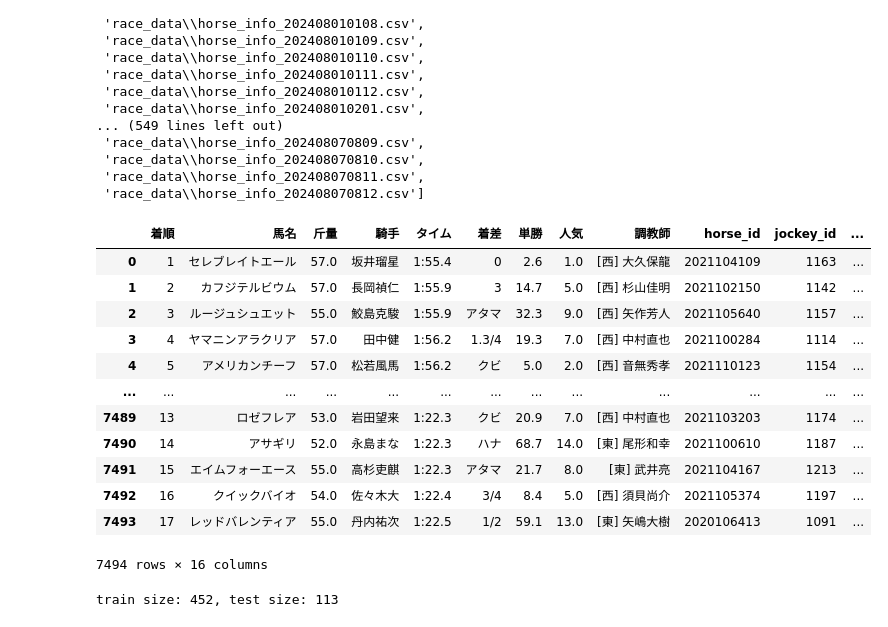
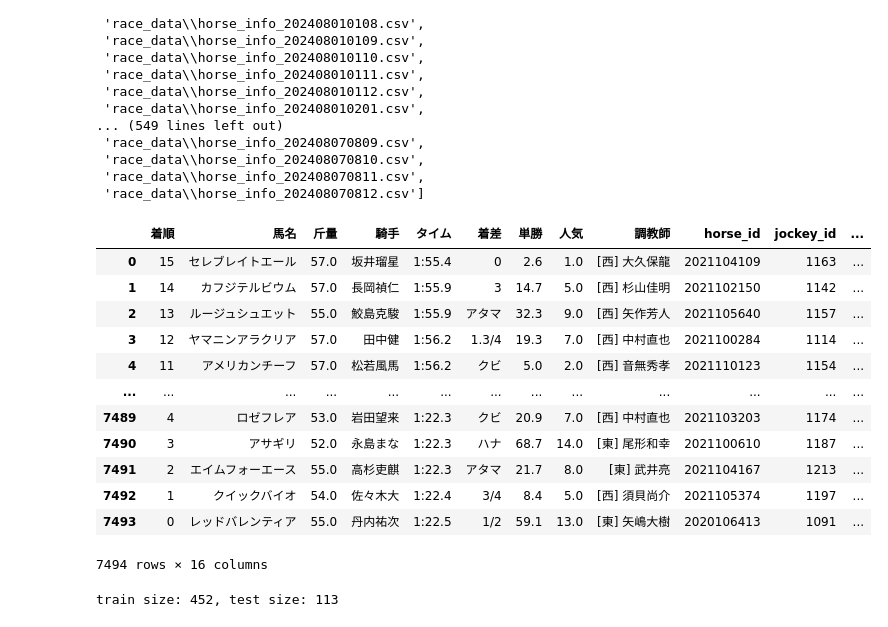
Before and after one commit to rakawanegan/ds_keiba, a Jupyter notebook: baseline.ipynb, the cells around one changed output. Cells and saved outputs as stored; diff of their text form; code cells hidden in the pictures.

```diff
--- a/baseline.ipynb
+++ b/baseline.ipynb
@@ -10,7 +11,7 @@ from os import path as osp
 BASE_DIR = 'race_data/'
 USE_COL = ['着順', '馬名', '性齢', '斤量', '騎手', 'タイム', '着差', '単勝', '人気', '馬体重', '調教師', 'horse_id', 'jockey_id']
 # %%
-p_race_csvs = glob(osp.join(BASE_DIR, 'horse_info_*.csv'))
+p_race_csvs = sorted(glob(osp.join(BASE_DIR, 'horse_info_*.csv')))
 p_race_csvs
 # %% [output]
 ['race_data\\horse_info_202408010101.csv',
@@ -31,21 +32,11 @@ p_race_csvs
  'race_data\\horse_info_202408070811.csv',
  'race_data\\horse_info_202408070812.csv']
 # %%
-# デコレータの定義
-def track_calls(func):
-    @wraps(func)
-    def wrapper(*args, **kwargs):
-        wrapper.call_count += 1
-        return func(*args, call_count=wrapper.call_count, **kwargs)
-    wrapper.call_count = 0
-    return wrapper
-
-@track_calls
-def load_processed_df(p_csv, call_count):
+def load_processed_df(p_csv, use_col=USE_COL):
     df = pd.read_csv(p_csv)
     df.columns = [c.replace(' ', '') for c in df.columns]
-    df = df[USE_COL]
-    df["レースID"] = call_count  # 各DataFrameにレースIDを付与
+    df = df[use_col]
+    df["レースID"] = int(osp.basename(p_csv).split('_')[2].split('.')[0])  # 各DataFrameにレースIDを付与
     df['性'] = df['性齢'].map(lambda x: x[0])
     df['齢'] = df['性齢'].map(lambda x: int(x[1:]))
     df['馬体重'] = df['馬体重'].map(lambda s: s if s != '計不' else None)
@@ -54,32 +45,29 @@ def load_processed_df(p_csv, call_count):
     df.loc[df['着順'] == 1, '着差'] = 0
     df = df.drop(['性齢', '馬体重'], axis=1)
     df = df.loc[~df['着順'].isin(['取', '中', '除', '失'])]
+    df['着順'] = (len(df) - df['着順'].astype(int))
     return df
 # %%
 # 複数のDataFrameをリストとして保持
 dfs = [load_processed_df(p_race_csv) for p_race_csv in p_race_csvs]
-
-# レースIDを追加して1つのデータフレームに統合
-for i, df in enumerate(dfs):
-    df["レースID"] = i  # 各DataFrameにレースIDを付与
 
 # 単一のデータフレームに統合
 merged_df = pd.concat(dfs, ignore_index=True)
 
 merged_df
 # %% [output]
 |  | 着順 | 馬名 | 斤量 | 騎手 | タイム | 着差 | 単勝 | 人気 | 調教師 | horse_id | jockey_id | ... |
-| 0 | 1 | セレブレイトエール | 57.0 | 坂井瑠星 | 1:55.4 | 0 | 2.6 | 1.0 | [西] 大久保龍 | 2021104109 | 1163 | ... |
-| 1 | 2 | カフジテルビウム | 57.0 | 長岡禎仁 | 1:55.9 | 3 | 14.7 | 5.0 | [西] 杉山佳明 | 2021102150 | 1142 | ... |
-| 2 | 3 | ルージュシュエット | 55.0 | 鮫島克駿 | 1:55.9 | アタマ | 32.3 | 9.0 | [西] 矢作芳人 | 2021105640 | 1157 | ... |
-| 3 | 4 | ヤマニンアラクリア | 57.0 | 田中健 | 1:56.2 | 1.3/4 | 19.3 | 7.0 | [西] 中村直也 | 2021100284 | 1114 | ... |
-| 4 | 5 | アメリカンチーフ | 57.0 | 松若風馬 | 1:56.2 | クビ | 5.0 | 2.0 | [西] 音無秀孝 | 2021110123 | 1154 | ... |
+| 0 | 15 | セレブレイトエール | 57.0 | 坂井瑠星 | 1:55.4 | 0 | 2.6 | 1.0 | [西] 大久保龍 | 2021104109 | 1163 | ... |
+| 1 | 14 | カフジテルビウム | 57.0 | 長岡禎仁 | 1:55.9 | 3 | 14.7 | 5.0 | [西] 杉山佳明 | 2021102150 | 1142 | ... |
+| 2 | 13 | ルージュシュエット | 55.0 | 鮫島克駿 | 1:55.9 | アタマ | 32.3 | 9.0 | [西] 矢作芳人 | 2021105640 | 1157 | ... |
+| 3 | 12 | ヤマニンアラクリア | 57.0 | 田中健 | 1:56.2 | 1.3/4 | 19.3 | 7.0 | [西] 中村直也 | 2021100284 | 1114 | ... |
+| 4 | 11 | アメリカンチーフ | 57.0 | 松若風馬 | 1:56.2 | クビ | 5.0 | 2.0 | [西] 音無秀孝 | 2021110123 | 1154 | ... |
 | ... | ... | ... | ... | ... | ... | ... | ... | ... | ... | ... | ... | ... |
-| 7489 | 13 | ロゼフレア | 53.0 | 岩田望来 | 1:22.3 | クビ | 20.9 | 7.0 | [西] 中村直也 | 2021103203 | 1174 | ... |
-| 7490 | 14 | アサギリ | 52.0 | 永島まな | 1:22.3 | ハナ | 68.7 | 14.0 | [東] 尾形和幸 | 2021100610 | 1187 | ... |
-| 7491 | 15 | エイムフォーエース | 55.0 | 高杉吏麒 | 1:22.3 | アタマ | 21.7 | 8.0 | [東] 武井亮 | 2021104167 | 1213 | ... |
-| 7492 | 16 | クイックバイオ | 54.0 | 佐々木大 | 1:22.4 | 3/4 | 8.4 | 5.0 | [西] 須貝尚介 | 2021105374 | 1197 | ... |
-| 7493 | 17 | レッドバレンティア | 55.0 | 丹内祐次 | 1:22.5 | 1/2 | 59.1 | 13.0 | [東] 矢嶋大樹 | 2020106413 | 1091 | ... |
+| 7489 | 4 | ロゼフレア | 53.0 | 岩田望来 | 1:22.3 | クビ | 20.9 | 7.0 | [西] 中村直也 | 2021103203 | 1174 | ... |
+| 7490 | 3 | アサギリ | 52.0 | 永島まな | 1:22.3 | ハナ | 68.7 | 14.0 | [東] 尾形和幸 | 2021100610 | 1187 | ... |
+| 7491 | 2 | エイムフォーエース | 55.0 | 高杉吏麒 | 1:22.3 | アタマ | 21.7 | 8.0 | [東] 武井亮 | 2021104167 | 1213 | ... |
+| 7492 | 1 | クイックバイオ | 54.0 | 佐々木大 | 1:22.4 | 3/4 | 8.4 | 5.0 | [西] 須貝尚介 | 2021105374 | 1197 | ... |
+| 7493 | 0 | レッドバレンティア | 55.0 | 丹内祐次 | 1:22.5 | 1/2 | 59.1 | 13.0 | [東] 矢嶋大樹 | 2020106413 | 1091 | ... |
 7494 rows × 16 columns
 # %%
 # レースIDを取得
```
Also changed, not shown: parts of 5 cells of this notebook.
